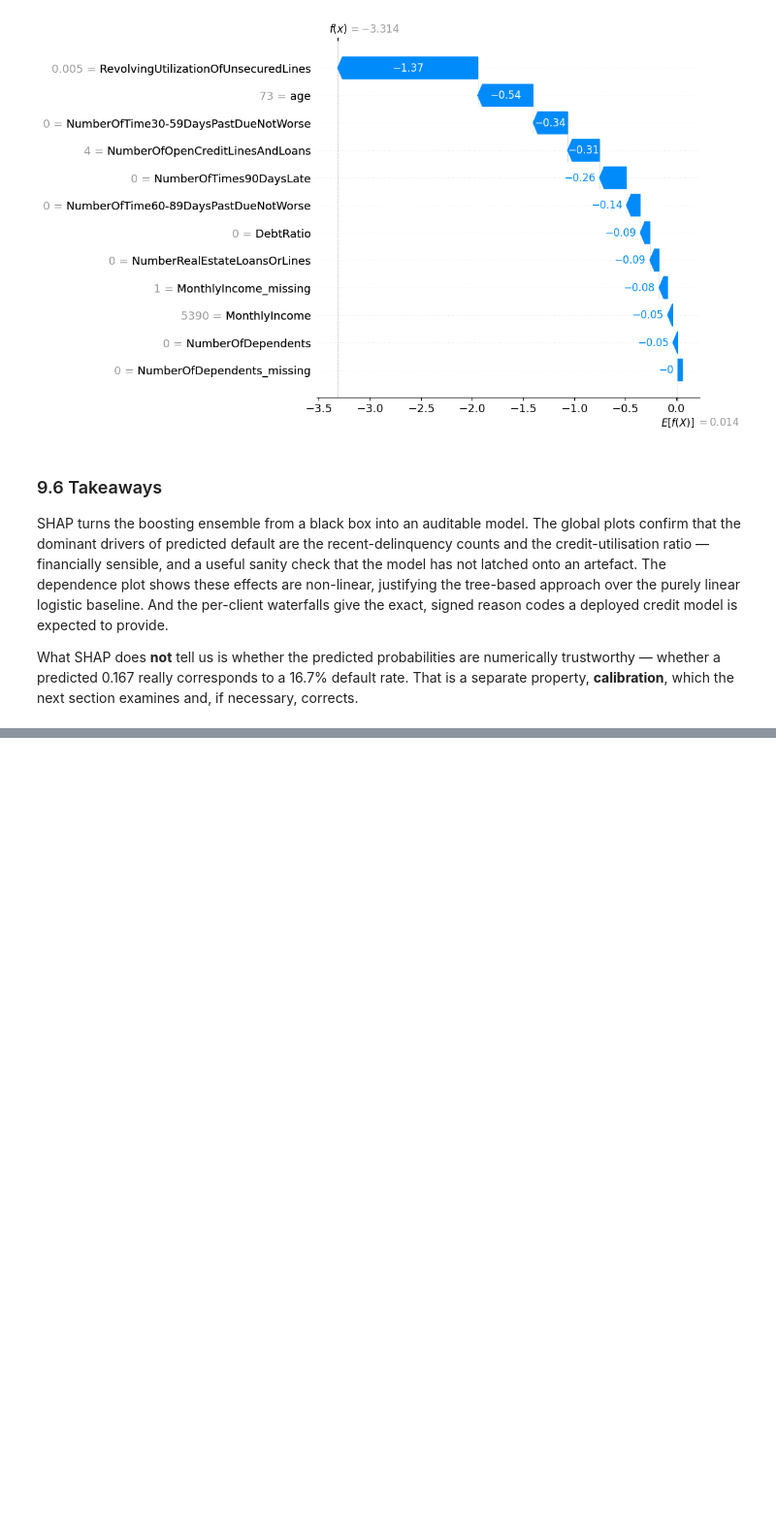
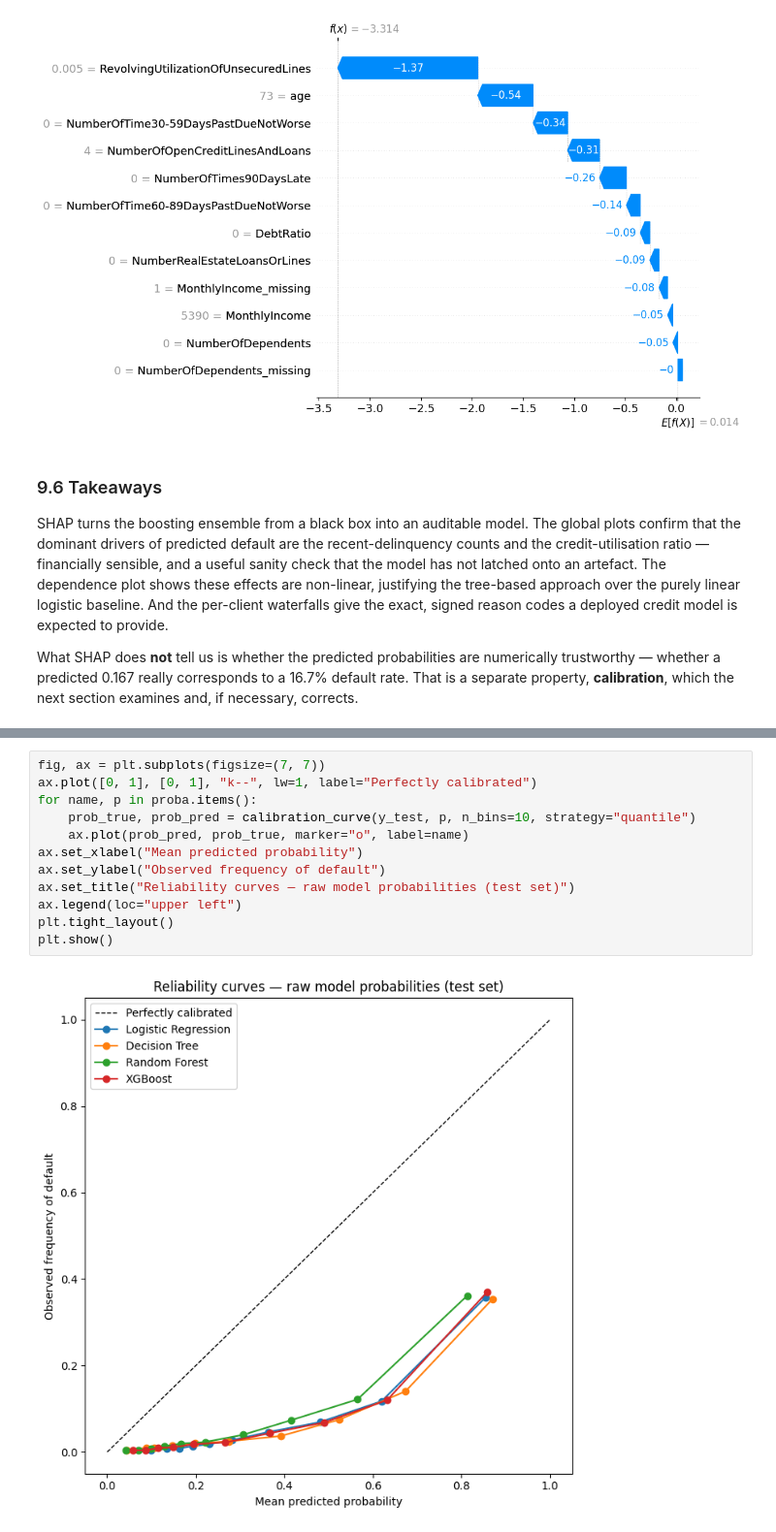
Before and after one commit to stivanpashaliev/credit-risk-assessment, a Jupyter notebook: notebooks/04_evaluation.ipynb, the cells around one changed output, grey strips where cells are left out. Shown at 97% size. Drawn from its saved outputs; the diff is of its cells as text; blank space fills up the shorter version.

Commit message:
feat(evaluation): calibration curves, probability reliability & final model

```diff
--- a/notebooks/04_evaluation.ipynb
+++ b/notebooks/04_evaluation.ipynb
@@ -585,0 +686,14 @@ corrects.
+# %%
+fig, ax = plt.subplots(figsize=(7, 7))
+ax.plot([0, 1], [0, 1], "k--", lw=1, label="Perfectly calibrated")
+for name, p in proba.items():
+    prob_true, prob_pred = calibration_curve(y_test, p, n_bins=10, strategy="quantile")
+    ax.plot(prob_pred, prob_true, marker="o", label=name)
+ax.set_xlabel("Mean predicted probability")
+ax.set_ylabel("Observed frequency of default")
+ax.set_title("Reliability curves — raw model probabilities (test set)")
+ax.legend(loc="upper left")
+plt.tight_layout()
+plt.show()
+# %% [output]
+[figure, added]
```
Also changed, not shown: parts of 12 cells of this notebook.
